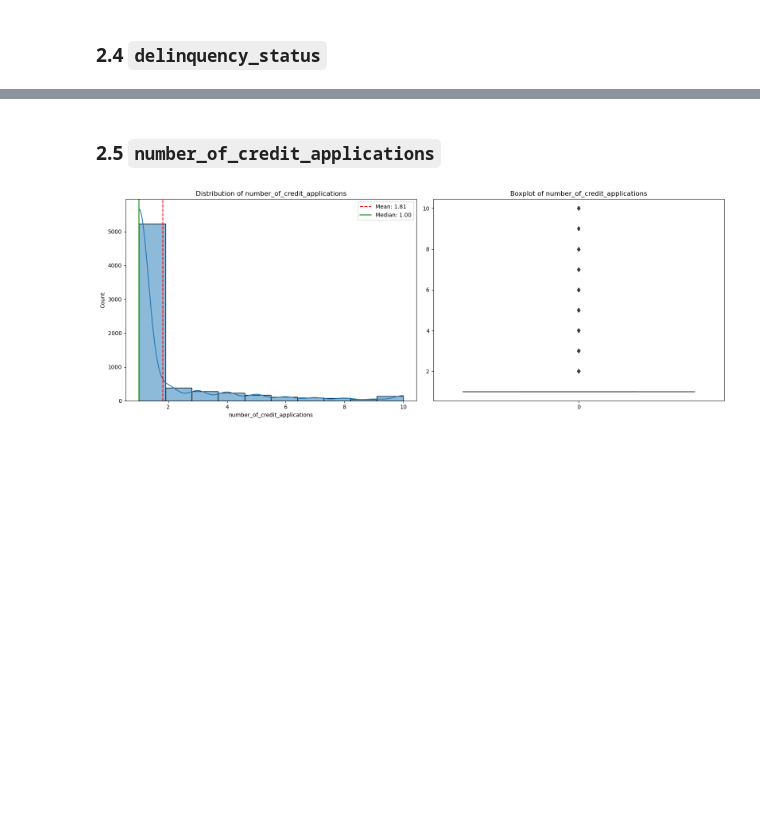
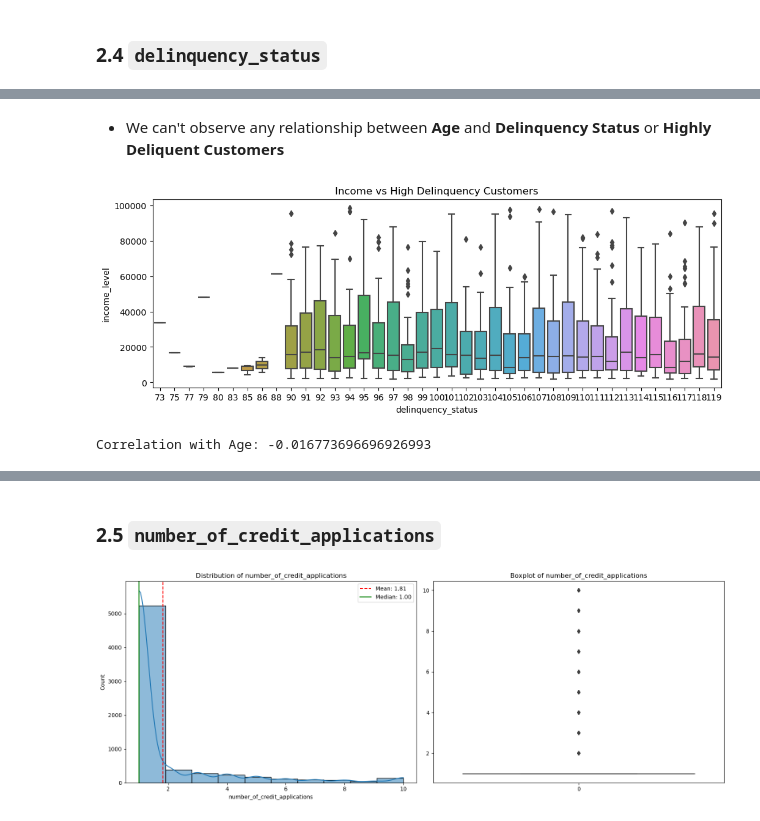
Before and after one commit to hchamikadilshan/CreditRisk360-ISC2024, a Jupyter notebook: notebooks/4 - eda.ipynb, the cells around one changed output, grey strips where cells are left out. Cells and saved outputs as stored; diff of their text form; code cells hidden in the pictures; blank space fills up the shorter version.

```diff
--- a/notebooks/4 - eda.ipynb
+++ b/notebooks/4 - eda.ipynb
@@ -151,0 +210,14 @@ plt.show()
+# %% [markdown]
+- We can't observe any relationship between **Age** and **Delinquency Status** or **Highly Deliquent Customers**
+# %%
+# Boxplot for Income vs High Delinquency
+plt.figure(figsize=(12, 4))
+sns.boxplot(x=high_delinquency_customers['delinquency_status'], y=high_delinquency_customers['income_level'])
+plt.title("Income vs High Delinquency Customers")
+plt.show()
+
+correlation_age = high_delinquency_customers['delinquency_status'].corr(high_delinquency_customers['income_level'])
+print("Correlation with Age:", correlation_age)
+# %% [output]
+[figure, added]
+Correlation with Age: -0.016773696696926993
```
Also changed, not shown: parts of 15 cells of this notebook.
